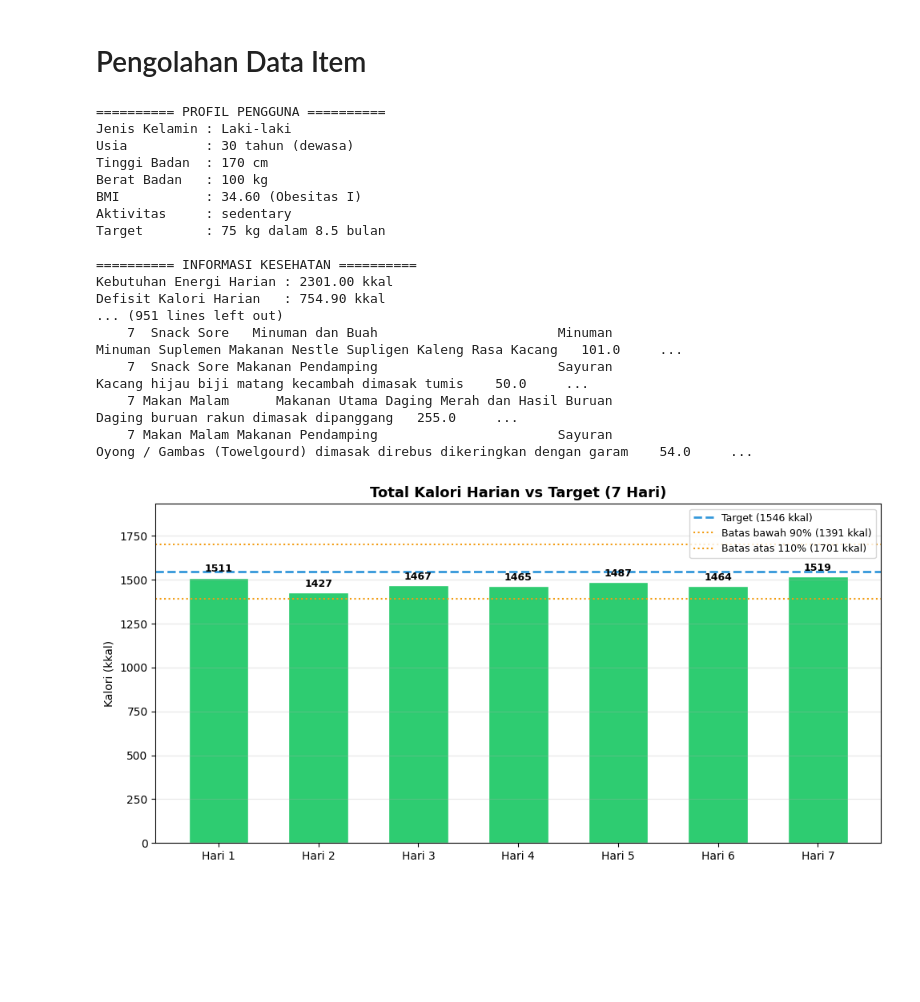
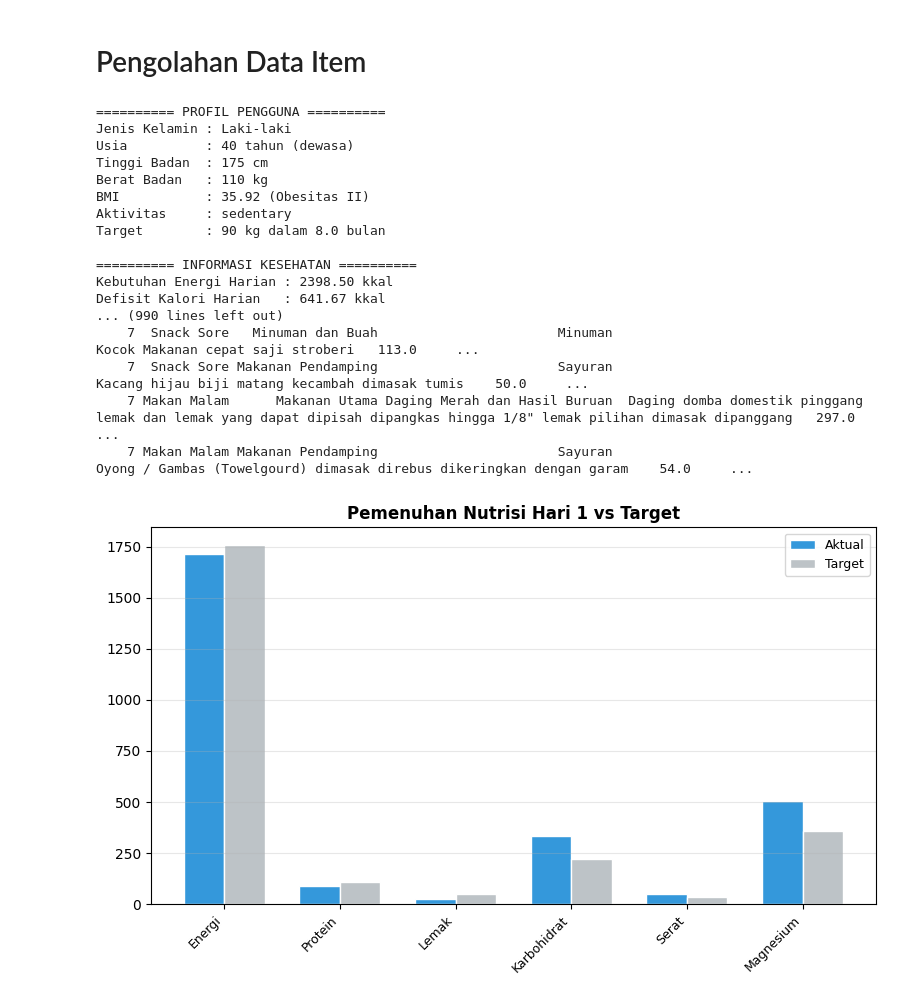
Before and after one commit to ParisyaNaylah/SistemRekomendasi, a Jupyter notebook: SistemRekomendasi4.ipynb, the cells around one changed output. Drawn from its saved outputs; the diff is of its cells as text; code cells hidden in the pictures; blank space fills up the shorter version.

```diff
--- a/SistemRekomendasi4.ipynb
+++ b/SistemRekomendasi4.ipynb
@@ -803,36 +803,10 @@ def visualize_nutrition_comparison(meal_plan_df, nutrition_req):
 
     target_kalori = nutrition_req['Energi']
 
-    # ── Grafik 1: Kalori per hari ──────────────────────────────
+
+    # ── Grafik 2: MAPE per nutrisi ──────────────────────────────
     hari_list   = total_per_hari.index.tolist()
     kalori_list = total_per_hari['Energi'].tolist()
-
-    fig, ax = plt.subplots(figsize=(10, 5))
-    bars = ax.bar([f"Hari {h}" for h in hari_list], kalori_list,
-                  color=['#2ecc71' if target_kalori*0.90 <= k <= target_kalori*1.10
-                         else '#e74c3c' for k in kalori_list],
-                  edgecolor='white', width=0.6)
-
-    ax.axhline(target_kalori,        color='#3498db', linewidth=2,
-               linestyle='--', label=f'Target ({target_kalori:.0f} kkal)')
-    ax.axhline(target_kalori * 0.90, color='#f39c12', linewidth=1.5,
-               linestyle=':', label=f'Batas bawah 90% ({target_kalori*0.90:.0f} kkal)')
-    ax.axhline(target_kalori * 1.10, color='#f39c12', linewidth=1.5,
-               linestyle=':', label=f'Batas atas 110% ({target_kalori*1.10:.0f} kkal)')
-
-    for bar, val in zip(bars, kalori_list):
-        ax.text(bar.get_x() + bar.get_width()/2, bar.get_height() + 20,
-                f'{val:.0f}', ha='center', va='bottom', fontsize=9, fontweight='bold')
-
-    ax.set_title('Total Kalori Harian vs Target (7 Hari)', fontsize=13, fontweight='bold')
-    ax.set_ylabel('Kalori (kkal)')
-    ax.set_ylim(0, target_kalori * 1.25)
-    ax.legend(fontsize=9)
-    ax.grid(axis='y', alpha=0.3)
-    plt.tight_layout()
-    plt.show()
-
-    # ── Grafik 2: MAPE per nutrisi ──────────────────────────────
     nutrient_targets = {
         'Energi'     : nutrition_req['Energi'],
         'Protein'    : nutrition_req['Protein'],
@@ -1020,12 +994,12 @@ def display_meal_plan(meal_plan, nutrition_req):
 def main():
     # Memproses data pengguna
     gender          = 'laki-laki'
-    age             = 30
-    height          = 170
-    weight          = 100
+    age             = 40
+    height          = 175
+    weight          = 110
     activity_level  = 'sedentary'
-    target_weight   = 75
-    duration_months = 8.5
+    target_weight   = 90
+    duration_months = 8.0
 
     user_input = process_user_data(
         gender          = gender,
@@ -1054,41 +1028,41 @@ def main():
         nutrition_req   = nutrition_req,
         df_preprocessed = df_preprocessed,
         df_original     = df_original,
         scaler          = scaler,
         nutrient_cols   = nutrient_cols,
         days            = 7
     )
 
     # Tampilkan rekomendasi makanan
     display_meal_plan(meal_plan, nutrition_req)
 
     # Export ke CSV
     meal_plan_df = export_meal_plan_to_df(meal_plan)
 
     # Evaluasi meal plan
     comparison = visualize_nutrition_comparison(meal_plan_df, nutrition_req)
 
     evaluate_meal_plan(meal_plan_df, nutrition_req, nutrition_req['Energi'])
 
 
 if __name__ == "__main__":
     main()
 # %% [output]
 ========== PROFIL PENGGUNA ==========
 Jenis Kelamin : Laki-laki
-Usia          : 30 tahun (dewasa)
-Tinggi Badan  : 170 cm
-Berat Badan   : 100 kg
-BMI           : 34.60 (Obesitas I)
+Usia          : 40 tahun (dewasa)
+Tinggi Badan  : 175 cm
+Berat Badan   : 110 kg
+BMI           : 35.92 (Obesitas II)
 Aktivitas     : sedentary
-Target        : 75 kg dalam 8.5 bulan
+Target        : 90 kg dalam 8.0 bulan
 
 ========== INFORMASI KESEHATAN ==========
-Kebutuhan Energi Harian : 2301.00 kkal
-Defisit Kalori Harian   : 754.90 kkal
-... (951 lines left out)
-    7  Snack Sore   Minuman dan Buah                       Minuman                                                               Minuman Suplemen Makanan Nestle Supligen Kaleng Rasa Kacang   101.0     ...
+Kebutuhan Energi Harian : 2398.50 kkal
+Defisit Kalori Harian   : 641.67 kkal
+... (990 lines left out)
+    7  Snack Sore   Minuman dan Buah                       Minuman                                                                                         Kocok Makanan cepat saji stroberi   113.0     ...
     7  Snack Sore Makanan Pendamping                       Sayuran                                                                           Kacang hijau biji matang kecambah dimasak tumis    50.0     ...
-    7 Makan Malam      Makanan Utama Daging Merah dan Hasil Buruan                                                                                    Daging buruan rakun dimasak dipanggang   255.0     ...
+    7 Makan Malam      Makanan Utama Daging Merah dan Hasil Buruan  Daging domba domestik pinggang lemak dan lemak yang dapat dipisah dipangkas hingga 1/8" lemak pilihan dimasak dipanggang   297.0     ...
     7 Makan Malam Makanan Pendamping                       Sayuran                                                      Oyong / Gambas (Towelgourd) dimasak direbus dikeringkan dengan garam    54.0     ...
-[figure, old version]
+[figure, new version]
```
Also changed, not shown: parts of 1 cell of this notebook, 1 other file.
